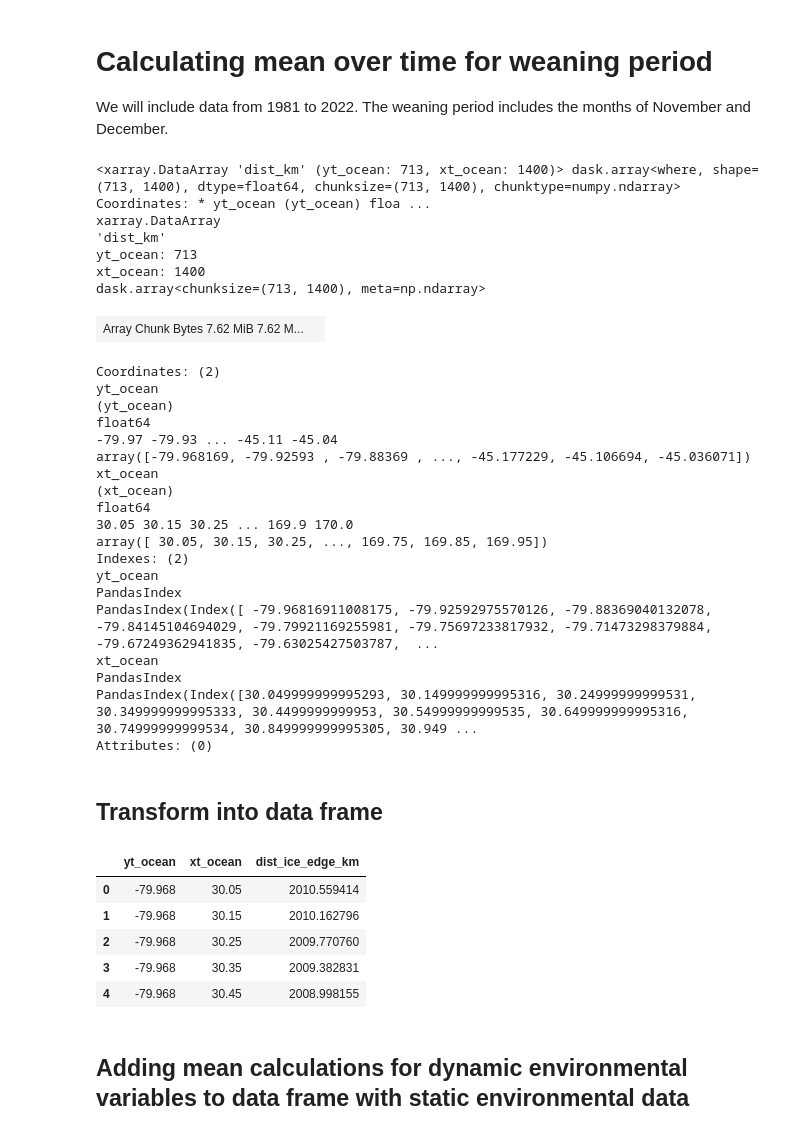
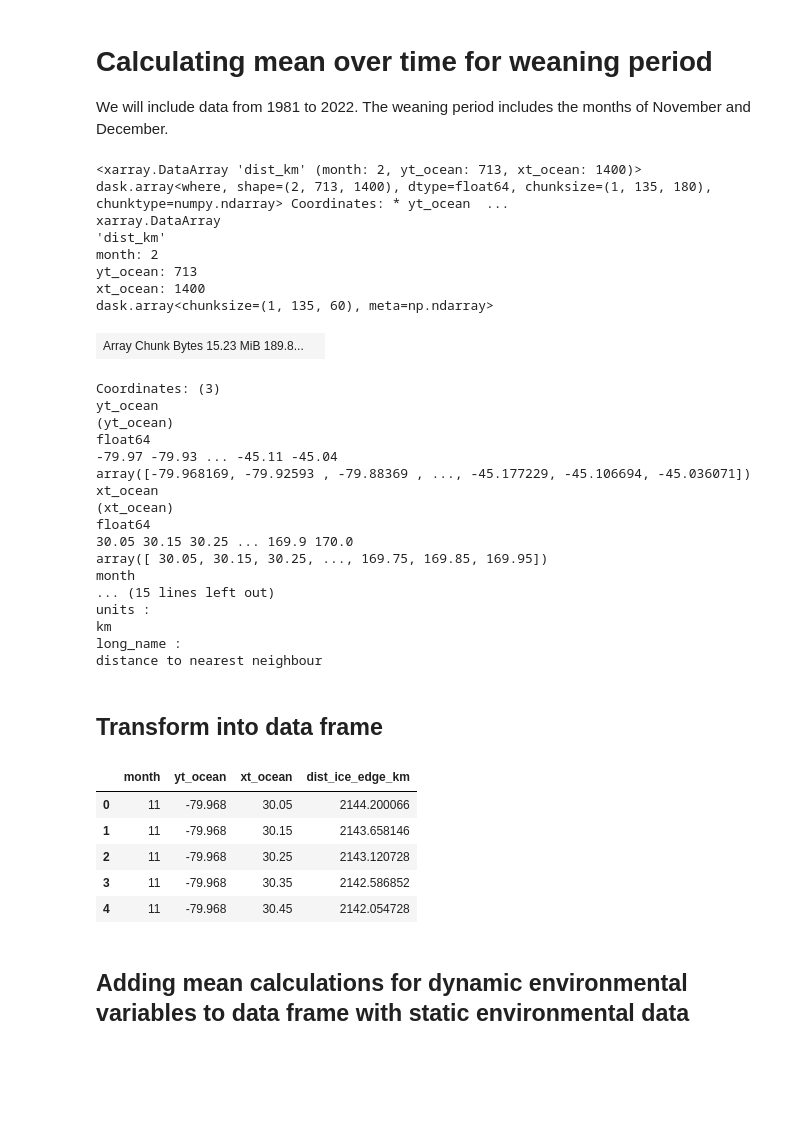
Before and after one commit to lidefi87/Crabeater_Distribution_East_Antarctica, a Jupyter notebook: Scripts/03_Matching_bio_env_data/03a_Getting_mean_env_conditions-ACCESS.ipynb, the cells around one changed output. Drawn from its saved outputs; the diff is of its cells as text; code cells hidden in the pictures; blank space fills up the shorter version.

Commit message:
Extracting data per month

```diff
--- a/Scripts/03_Matching_bio_env_data/03a_Getting_mean_env_conditions-ACCESS.ipynb
+++ b/Scripts/03_Matching_bio_env_data/03a_Getting_mean_env_conditions-ACCESS.ipynb
@@ -322,19 +322,20 @@ We will include data from 1981 to 2022. The weaning period includes the months o
 # %%
 #Identifying timesteps to be included in calculations
 mean_var = [da for m, da in var_df.groupby('time.month') if m in [11, 12]]
-#Concatenating into single data array, calculate mean over entire time period and apply mask
-mean_var = xr.concat(mean_var, dim = 'time').mean('time').where(measo_ind == 1, drop = True)
+#Concatenating into single data array, calculate monthly mean over entire time period and apply mask
+mean_var = xr.concat(mean_var, dim = 'time').groupby('time.month').mean('time').where(measo_ind == 1, drop = True)
 #Checking results
 mean_var
 # %% [output]
-<xarray.DataArray 'dist_km' (yt_ocean: 713, xt_ocean: 1400)> dask.array<where, shape=(713, 1400), dtype=float64, chunksize=(713, 1400), chunktype=numpy.ndarray> Coordinates: * yt_ocean (yt_ocean) floa ...
+<xarray.DataArray 'dist_km' (month: 2, yt_ocean: 713, xt_ocean: 1400)> dask.array<where, shape=(2, 713, 1400), dtype=float64, chunksize=(1, 135, 180), chunktype=numpy.ndarray> Coordinates: * yt_ocean  ...
 xarray.DataArray
 'dist_km'
+month: 2
 yt_ocean: 713
 xt_ocean: 1400
-dask.array<chunksize=(713, 1400), meta=np.ndarray>
+dask.array<chunksize=(1, 135, 60), meta=np.ndarray>
-| Array Chunk Bytes 7.62 MiB 7.62 M... |  |
+| Array Chunk Bytes 15.23 MiB 189.8... |  |
-Coordinates: (2)
+Coordinates: (3)
 yt_ocean
 (yt_ocean)
 float64
@@ -345,14 +346,12 @@ xt_ocean
 float64
 30.05 30.15 30.25 ... 169.9 170.0
 array([ 30.05, 30.15, 30.25, ..., 169.75, 169.85, 169.95])
-Indexes: (2)
-yt_ocean
-PandasIndex
-PandasIndex(Index([ -79.96816911008175, -79.92592975570126, -79.88369040132078, -79.84145104694029, -79.79921169255981, -79.75697233817932, -79.71473298379884, -79.67249362941835, -79.63025427503787,  ...
-xt_ocean
-PandasIndex
-PandasIndex(Index([30.049999999995293, 30.149999999995316, 30.24999999999531, 30.349999999995333, 30.4499999999953, 30.54999999999535, 30.649999999995316, 30.74999999999534, 30.849999999995305, 30.949 ...
-Attributes: (0)
+month
+... (15 lines left out)
+units :
+km
+long_name :
+distance to nearest neighbour
 # %% [markdown]
 ## Transform into data frame
 # %%
@@ -365,12 +364,12 @@ var_pd = var_pd.rename(columns = {varDict['var_mod']: varDict['var_short_name']}
 #Checking results
 var_pd.head()
 # %% [output]
-|  | yt_ocean | xt_ocean | dist_ice_edge_km |
-| 0 | -79.968 | 30.05 | 2010.559414 |
-| 1 | -79.968 | 30.15 | 2010.162796 |
-| 2 | -79.968 | 30.25 | 2009.770760 |
-| 3 | -79.968 | 30.35 | 2009.382831 |
-| 4 | -79.968 | 30.45 | 2008.998155 |
+|  | month | yt_ocean | xt_ocean | dist_ice_edge_km |
+| 0 | 11 | -79.968 | 30.05 | 2144.200066 |
+| 1 | 11 | -79.968 | 30.15 | 2143.658146 |
+| 2 | 11 | -79.968 | 30.25 | 2143.120728 |
+| 3 | 11 | -79.968 | 30.35 | 2142.586852 |
+| 4 | 11 | -79.968 | 30.45 | 2142.054728 |
 # %% [markdown]
 ## Adding mean calculations for dynamic environmental variables to data frame with static environmental data
 # %%
```
Also changed, not shown: parts of 7 cells of this notebook, 1 other file.
